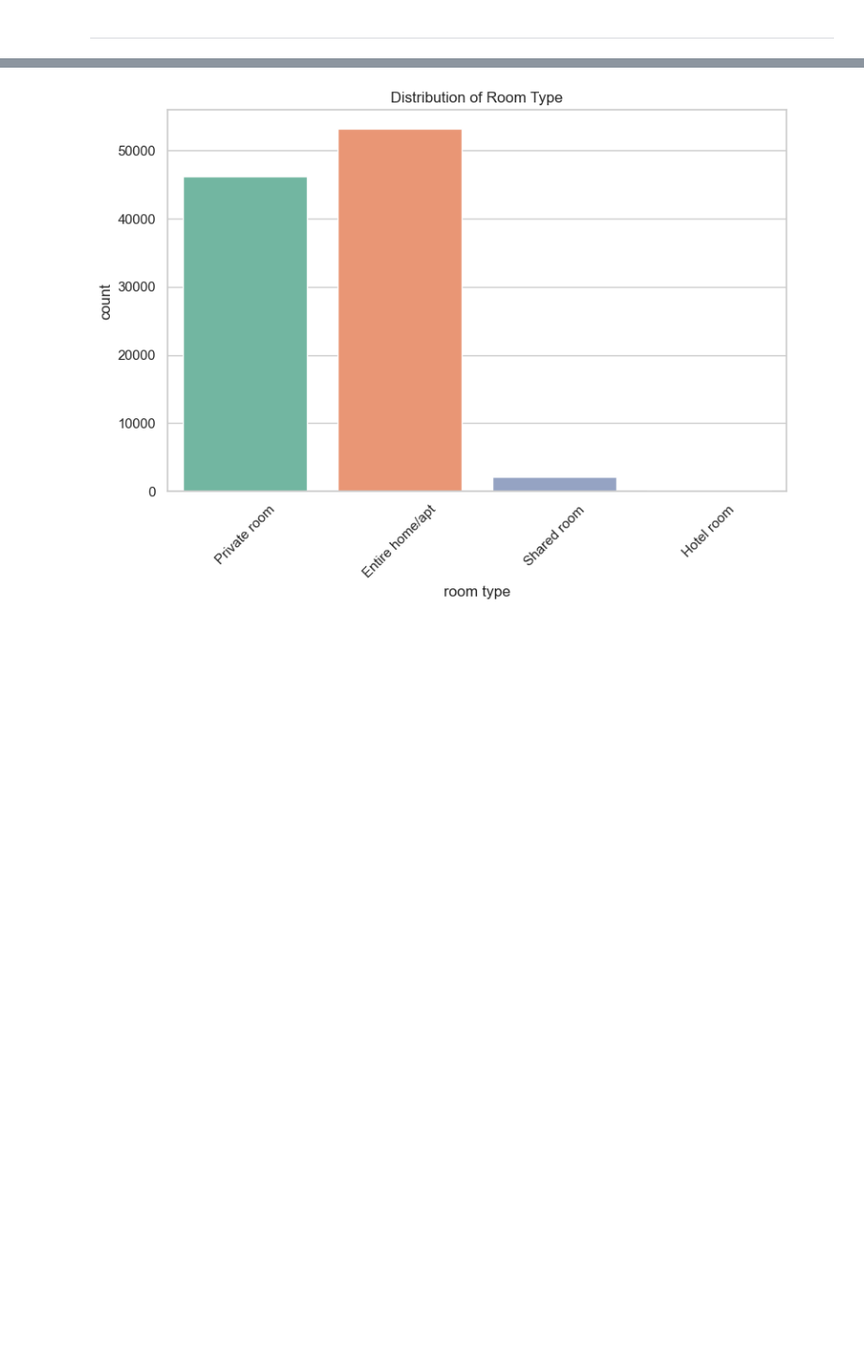
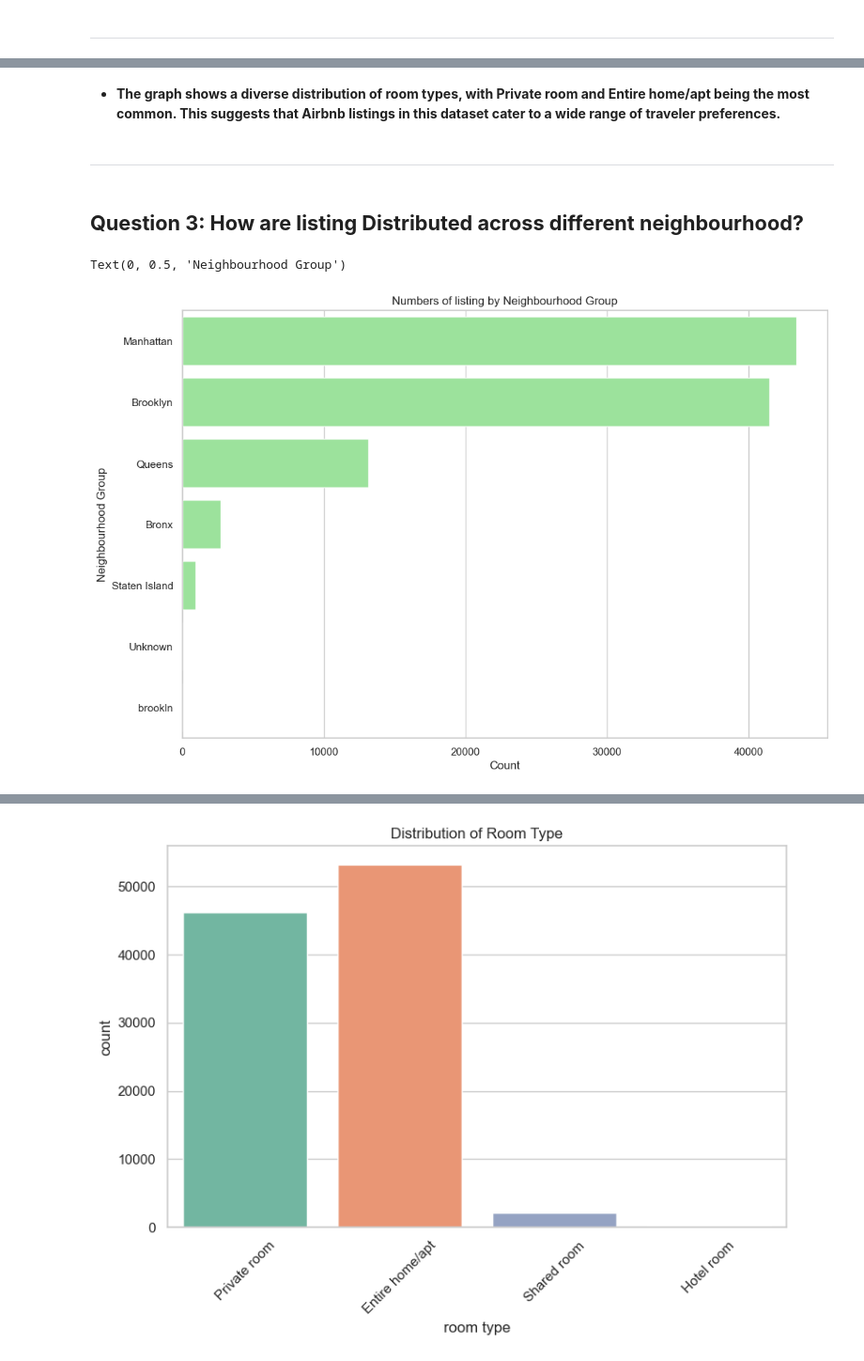
Before and after one commit to Nayann23/AIRBNB-PRICE-PREDICTION-ATTEMPT-TARGET-LEAKAGE-CASE-STUDY, a Jupyter notebook: Notebook/Airbnb-Reimagined-Deep-Data-Analysis-and-Cleaning-Pipeline.ipynb, the cells around one changed output, grey strips where cells are left out. Shown at 94% size. Saved outputs shown, nothing was run; the diff lists cells and outputs as text; code cells hidden in the pictures; blank space fills up the shorter version.

```diff
--- a/Notebook/Airbnb-Reimagined-Deep-Data-Analysis-and-Cleaning-Pipeline.ipynb
+++ b/Notebook/Airbnb-Reimagined-Deep-Data-Analysis-and-Cleaning-Pipeline.ipynb
@@ -325,0 +356,15 @@ Name: price, dtype: float64
+# %% [markdown]
+- **The graph shows a diverse distribution of room types, with Private room and Entire home/apt being the most common. This suggests that Airbnb listings in this dataset cater to a wide range of traveler preferences.**
+# %% [markdown]
+----
+# %% [markdown]
+## **Question 3: How are listing Distributed across different neighbourhood?**
+# %%
+plt.figure(figsize=(12,8))
+sns.countplot(y = "neighbourhood group", data = df, color="lightgreen",order=df["neighbourhood group"].value_counts().index)
+plt.title("Numbers of listing by Neighbourhood Group")
+plt.xlabel("Count")
+plt.ylabel("Neighbourhood Group")
+# %% [output]
+Text(0, 0.5, 'Neighbourhood Group')
+[figure, added]
```
Also changed, not shown: parts of 30 cells of this notebook, 1 other file.
